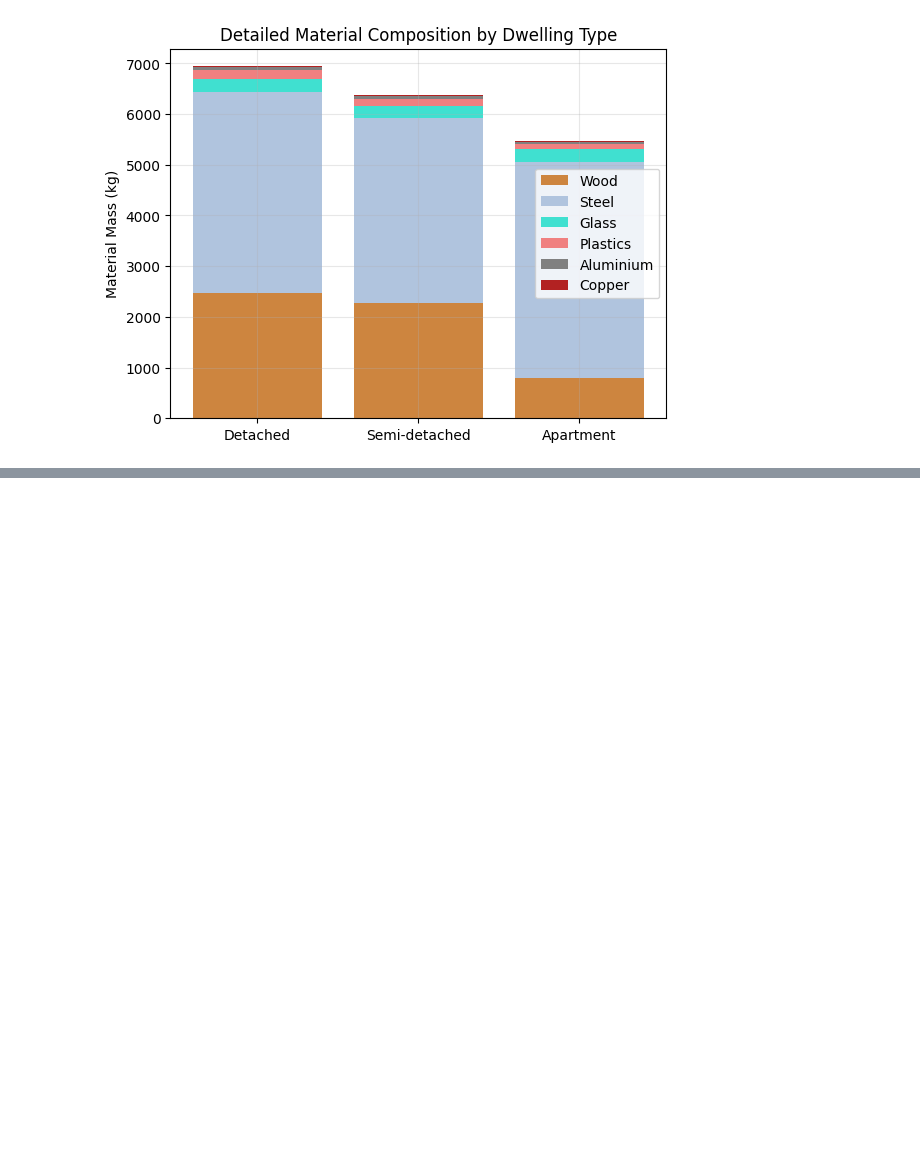
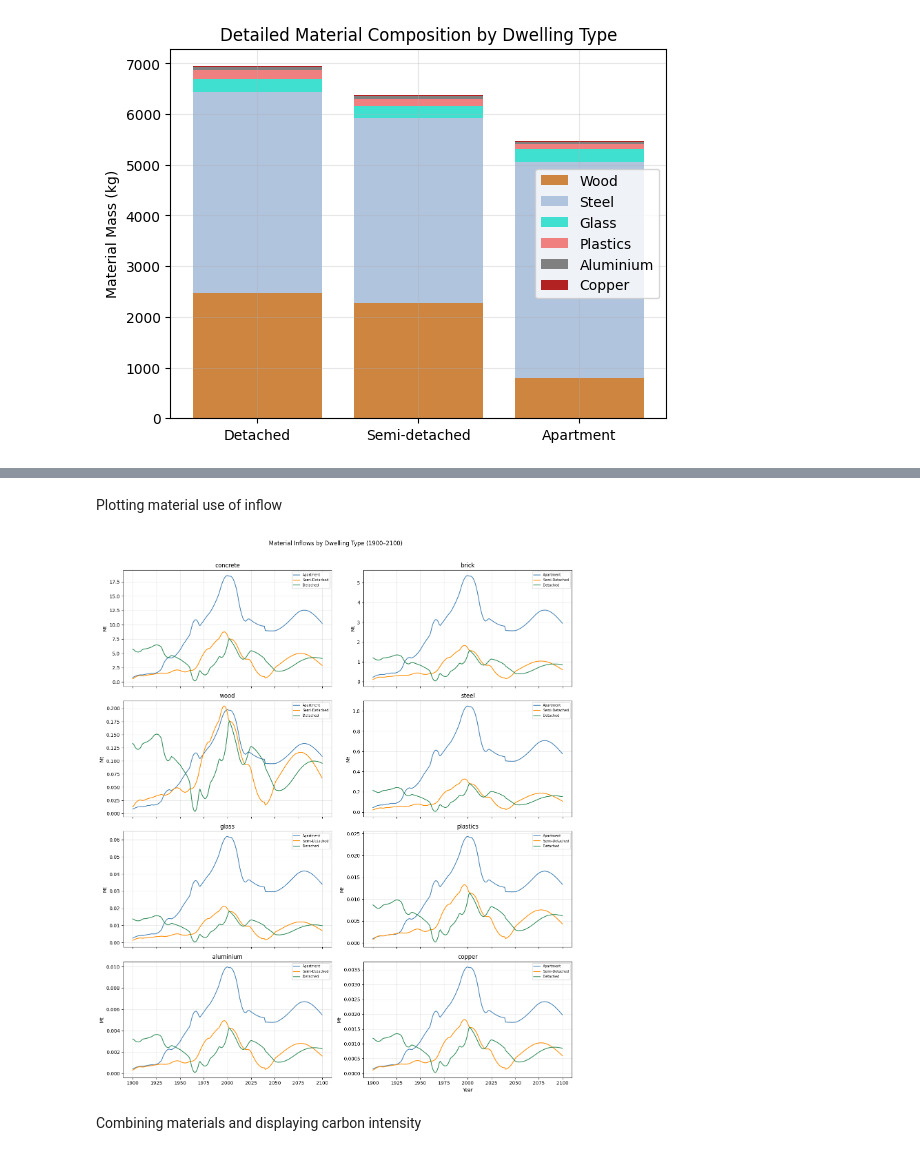
Before and after one commit to tdhunn01-design/MFA2, a Jupyter notebook: PPD_POP_Multiplied.ipynb, the cells around one changed output, grey strips where cells are left out. Cells and saved outputs as stored; diff of their text form; code cells hidden in the pictures; blank space fills up the shorter version.

Commit message:
material usage plotted

```diff
--- a/PPD_POP_Multiplied.ipynb
+++ b/PPD_POP_Multiplied.ipynb
@@ -453,0 +455,19 @@ plt.show()
+# %%
+# material inflow = new dwellings built each year * floor area * material intensity (kg)
+material_inflows = {}
+
+for label, area, intensity in [
+    ("Apartment",     area_apartment,     MF_material_intensity),
+    ("Semi-Detached", area_semi_detached, SF_material_intensity),
+    ("Detached",      area_detached,      SF_material_intensity),
+]:
+    # inflow in dwellings, multiply by area and intensity to get kg per material
+    I = results_by_type[label]["I"]  # shape: (500,)
+    # result: (500 years x 8 materials)
+    material_inflows[label] = pd.DataFrame(
+        np.outer(I, area * intensity),
+        columns=materials,
+        index=t_array
+    )
+
+print(material_inflows["Apartment"].head())
@@ -453,0 +488,25 @@ plt.show()
+# %% [markdown]
+Plotting material use of inflow
+# %%
+fig, axes = plt.subplots(4, 2, figsize=(14, 16), sharex=True)
+axes = axes.flatten()
+
+for i, mat in enumerate(materials):
+    ax = axes[i]
+    for label, color in [("Apartment", "steelblue"), ("Semi-Detached", "darkorange"), ("Detached", "seagreen")]:
+        df = material_inflows[label]
+        mask = (df.index >= 1900) & (df.index <= 2100)
+        ax.plot(df.index[mask], df.loc[mask, mat] / 1e9, label=label, color=color)
+    ax.set_title(mat)
+    ax.set_ylabel("Mt")
+    ax.grid(True, alpha=0.3)
+    ax.legend(fontsize=7)
+
+axes[-1].set_xlabel("Year")
+plt.suptitle("Material Inflows by Dwelling Type (1900–2100)", y=1.01)
+plt.tight_layout()
+plt.show()
+# %% [output]
+[figure, added]
+# %% [markdown]
+Combining materials and displaying carbon intensity
```
Also changed, not shown: parts of 3 cells of this notebook.
